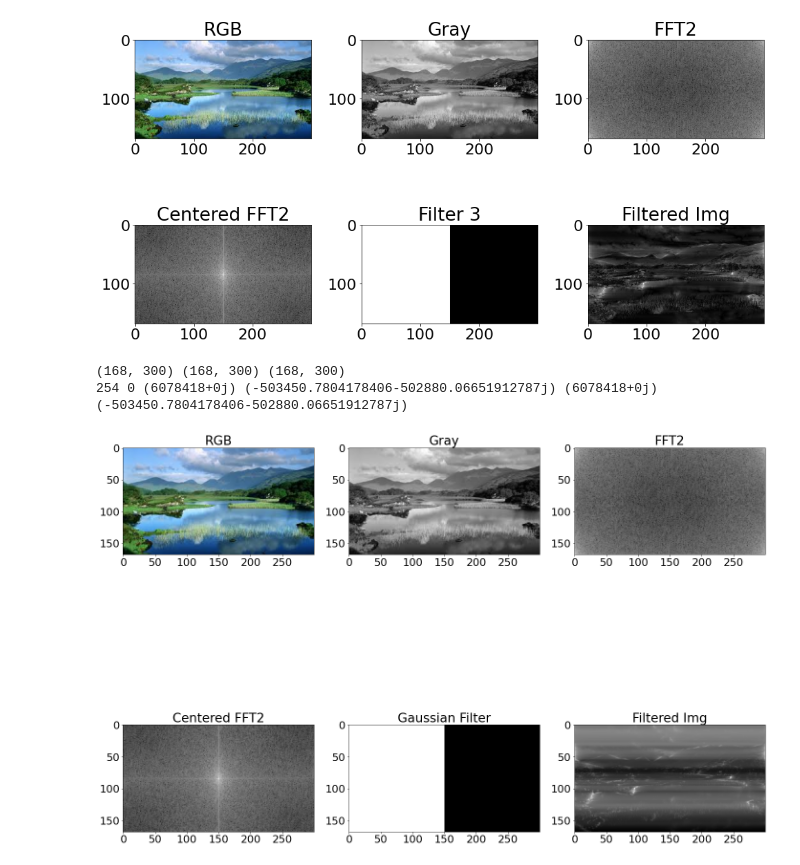
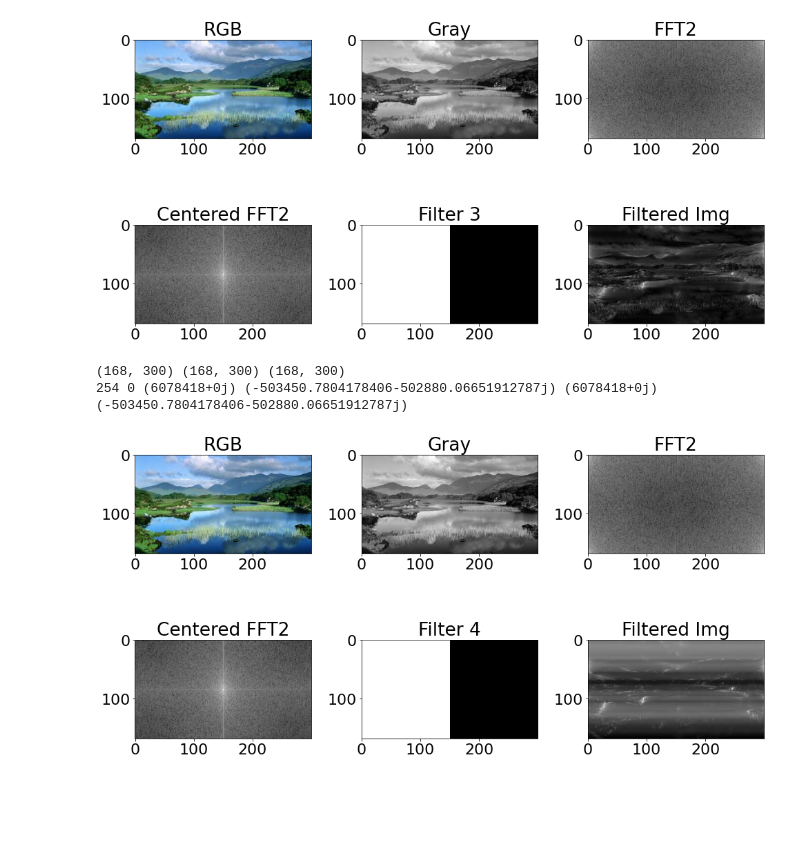
Before and after one commit to mamuncseru/dip-assignments, a Jupyter notebook: fft/assignment.ipynb, the cells around one changed output. Cells and saved outputs as stored; diff of their text form; code cells hidden in the pictures; blank space fills up the shorter version.

```diff
--- a/fft/assignment.ipynb
+++ b/fft/assignment.ipynb
@@ -28,24 +108,17 @@ def main():
 	print(gray.shape, ftimg.shape, centered_ftimg.shape)
 	print(gray.max(), gray.min(), ftimg.max(), ftimg.min(), centered_ftimg.max(), centered_ftimg.min())
 
-	# # Build a Gaussian filter.
 	ncols, nrows = gray.shape
-	# gaussian_filter = build_gaussian_filter(ncols, nrows)
-
-	# # Apply Gaussian filter
-	# ftimg_gf = centered_ftimg * gaussian_filter
-	# filtered_img = np.abs(np.fft.ifft2(ftimg_gf))
-
     # Build a inverse Gaussian filter.
 	inv_gaussian_filter = build_inverse_gaussian_filter(ncols, nrows)
 
-	# Apply Gaussian filter
+	# Apply inv Gaussian filter
 	ftimg_gf = centered_ftimg * inv_gaussian_filter
 	filtered_img = np.abs(np.fft.ifft2(ftimg_gf))
 
 	# Save images all together by matplotlib.
 	img_set = [rgb, gray, magnitude_spectrum, centered_magnitude_spectrum, inv_gaussian_filter, filtered_img]
-	title_set = ['RGB', 'Gray', 'FFT2', 'Centered FFT2', 'Gaussian Filter', 'Filtered Img']
+	title_set = ['RGB', 'Gray', 'FFT2', 'Centered FFT2', 'Inv. Gaussian Filter', 'Filtered Img']
 	figpath = 'FFT2.png'
 	matplotlib_plot_img(img_set, title_set, figpath)
 
@@ -73,7 +146,7 @@ def build_inverse_gaussian_filter(ncols, nrows):
 
 def matplotlib_plot_img(img_set, title_set, figpath):
 	plt.rcParams.update({'font.size': 22})
-	plt.figure(figsize = (20, 20))
+	plt.figure(figsize = (14, 8))
 	n = len(img_set)
 	for i in range(n):
 		plt.subplot(2, 3, i + 1)
@@ -382,25 +455,16 @@ def main():
 	print(gray.shape, ftimg.shape, centered_ftimg.shape)
 	print(gray.max(), gray.min(), ftimg.max(), ftimg.min(), centered_ftimg.max(), centered_ftimg.min())
 
-	# # Build a Gaussian filter.
+	# # Build a filter 4.
 	ncols, nrows = gray.shape
-	# gaussian_filter = build_gaussian_filter(ncols, nrows)
-
-	# # Apply Gaussian filter
-	# ftimg_gf = centered_ftimg * gaussian_filter
-	# filtered_img = np.abs(np.fft.ifft2(ftimg_gf))
-
-    # Build a inverse Gaussian filter.
-	filter_1 = build_filter_1(ncols, nrows)
-    # filter_1 = build_filter_1(nrows, ncols)
-
-	# Apply Gaussian filter
-	ftimg_gf = centered_ftimg * filter_1
+	filter_4 = build_filter_4(ncols, nrows)
+	# Apply filter 4
+	ftimg_gf = centered_ftimg * filter_4
 	filtered_img = np.abs(np.fft.ifft2(ftimg_gf))
 
 	# Save images all together by matplotlib.
-	img_set = [rgb, gray, magnitude_spectrum, centered_magnitude_spectrum, filter_1, filtered_img]
-	title_set = ['RGB', 'Gray', 'FFT2', 'Centered FFT2', 'Gaussian Filter', 'Filtered Img']
+	img_set = [rgb, gray, magnitude_spectrum, centered_magnitude_spectrum, filter_4, filtered_img]
+	title_set = ['RGB', 'Gray', 'FFT2', 'Centered FFT2', 'Filter 4', 'Filtered Img']
 	figpath = 'FFT2.png'
 	matplotlib_plot_img(img_set, title_set, figpath)
 
@@ -415,37 +479,37 @@ def build_gaussian_filter(ncols, nrows):
 
 	return gaussian_filter
 
-def build_filter_1(nrows, ncols):
+def build_filter_4(nrows, ncols):
 	filter = np.ones((nrows, ncols))
 	cx, cy = nrows//2, ncols//2
 	# filter[cx:, :] = 0
 	filter[:, cy:] = -1
 	return filter
 
 def matplotlib_plot_img(img_set, title_set, figpath):
 	plt.rcParams.update({'font.size': 22})
-	plt.figure(figsize = (20, 20))
+	plt.figure(figsize = (14, 8))
 	n = len(img_set)
 	for i in range(n):
 		plt.subplot(2, 3, i + 1)
 		plt.title(title_set[i])
 		img = img_set[i]
 		ch = len(img.shape)
 		if (ch == 2):
 			plt.imshow(img, cmap = 'gray')
 		else:
 			plt.imshow(img)
 
 	plt.tight_layout()
 	plt.savefig(figpath)
 	plt.show()
 
 if __name__ == '__main__':
 	main()
 # %% [output]
 (168, 300) (168, 300) (168, 300)
 254 0 (6078418+0j) (-503450.7804178406-502880.06651912787j) (6078418+0j) (-503450.7804178406-502880.06651912787j)
-[figure, old version]
+[figure, new version]
 # %%
 #	=====================================================================
 #	Purpose: To understand the effect of Fourier Transform on an image.
```
Also changed, not shown: parts of 4 cells of this notebook, 6 other files.
